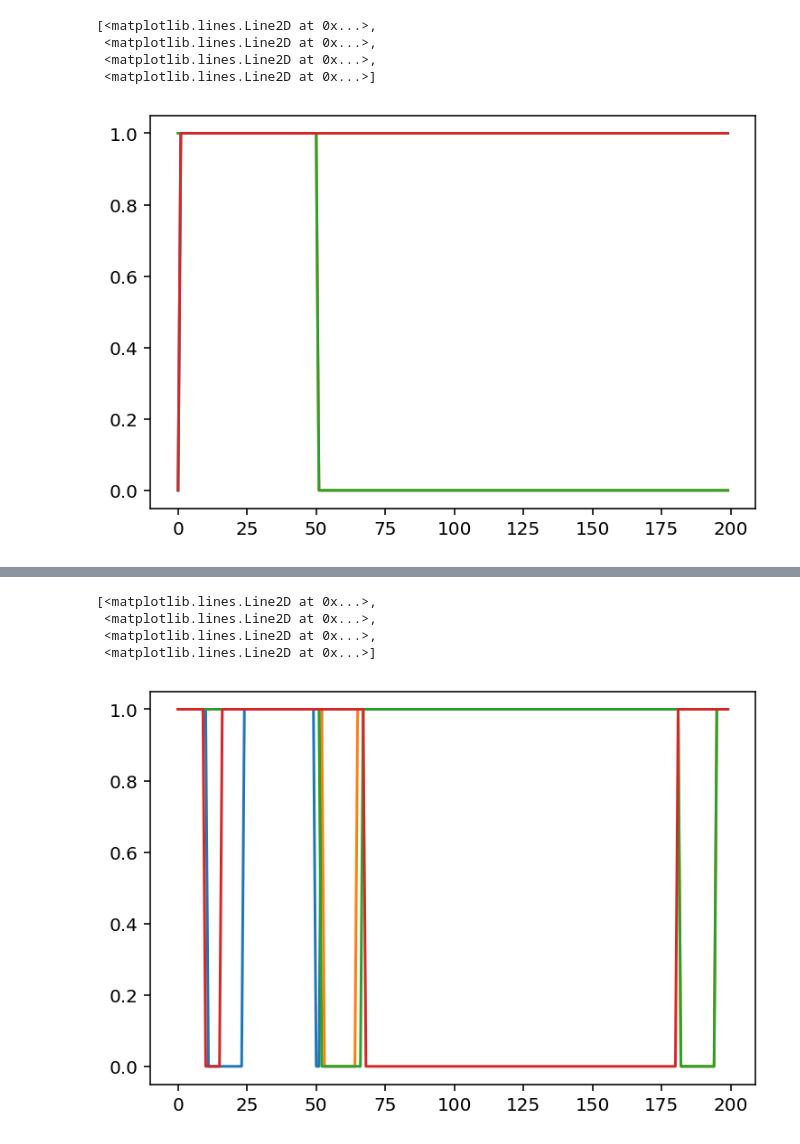
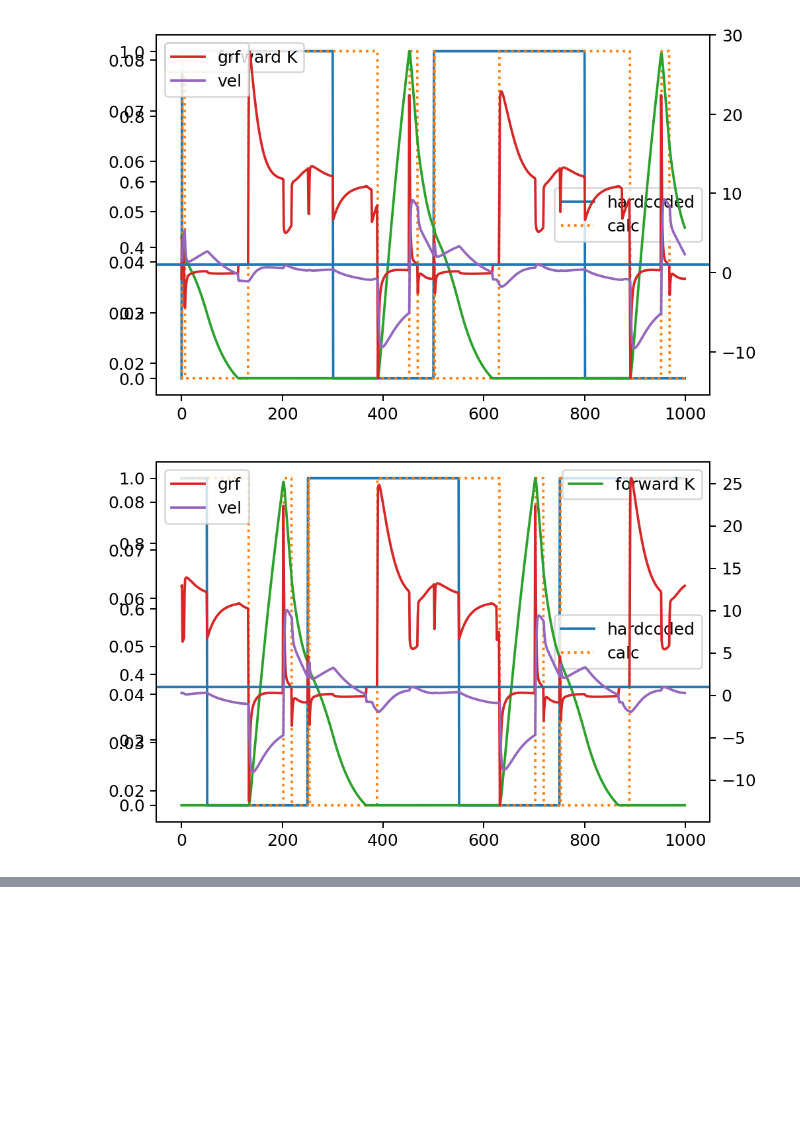
Before and after one commit to caoliheng/contact-detection, a Jupyter notebook: close centroidal loop.ipynb, the cells around one changed output, grey strips where cells are left out. Saved outputs shown, nothing was run; the diff lists cells and outputs as text; code cells hidden in the pictures; blank space fills up the shorter version.

```diff
--- a/close centroidal loop.ipynb
+++ b/close centroidal loop.ipynb
@@ -13,7 +13,7 @@ from robot_properties_solo.solo12wrapper import Solo12Robot, Solo12Config
 
 import time
 
-plt.rcParams['figure.dpi'] = 144  # makes plots bigger, default = 72.0
+plt.rcParams['figure.dpi'] = 180  # makes plots bigger, default = 72.0
 # %%
 # Create a Pybullet simulation environment
 env = BulletEnvWithGround()
@@ -128,3 +165,10 @@ N = 4000
 grfs = np.empty((N, 4, 3))
 contact = np.empty((N, 4))
 contact_hardcoded = np.empty((N, 4))
+
+thresholds = np.empty(N)
+
+qs = np.empty((N, 19))
+dqs = np.empty((N, 18))
+
+forwardKs = np.empty((N, 4, 3))
@@ -195,7 +236,12 @@ Control path: 0.125 ms
 # %%
 s = slice(0, 200)
 plt.plot(grfs[s, :, 2])
-plt.hlines(2, s.start, s.stop, color='C4')
+# plt.hlines(2, s.start, s.stop, color='C4')
 plt.hlines(0, s.start, s.stop, color='C5')
 plt.legend(range(4))
+
+t = plt.twinx()
+# t.plot(qs[s, 9::3])
+# t.plot(thresholds[s], '--', label='thresholds', color='C7')
+# t.legend();
 # %% [output]
@@ -208,8 +253,21 @@ print(np.min(grfs[s, 3, 2]), np.max(grfs[np.argmin(grfs[0:100, 2, 2]):200, 2, 2]
 # %%
-plt.plot(contact_hardcoded[s, :])
+s = slice(1000, 2000)
+for i in range(4):
+    plt.plot(contact_hardcoded[s, i], label='hardcoded', color='C0')
+    plt.plot(contact[s, i], ':', label='calc', color="C1")
+    plt.legend()
+
+    t = plt.twinx()
+    t.plot(forwardKs[s, i, 2], label='forward K', color='C2')
+    t.legend()
+
+    w = plt.twinx()
+    w.plot(grfs[s, i, 2], color="C3", label='grf')
+    w.axhline(1)
+#     w.plot(thresholds[s], color="C3", label='sum')
+    w.plot(dqs[s, 8 + 3 * i], color='C4', label='vel')
+    w.legend()
+    plt.show()
 # %% [output]
-[<matplotlib.lines.Line2D at 0x...>,
- <matplotlib.lines.Line2D at 0x...>,
- <matplotlib.lines.Line2D at 0x...>,
- <matplotlib.lines.Line2D at 0x...>]
-[figure, old version]
+[figure, new version]
+[figure, added]
@@ -216,9 +276 @@ plt.plot(contact_hardcoded[s, :])
-# %%
-plt.plot(contact[s])
-# %% [output]
-[<matplotlib.lines.Line2D at 0x...>,
- <matplotlib.lines.Line2D at 0x...>,
- <matplotlib.lines.Line2D at 0x...>,
- <matplotlib.lines.Line2D at 0x...>]
-[figure, removed]
 # %%
```
Also changed, not shown: parts of 7 cells of this notebook.
